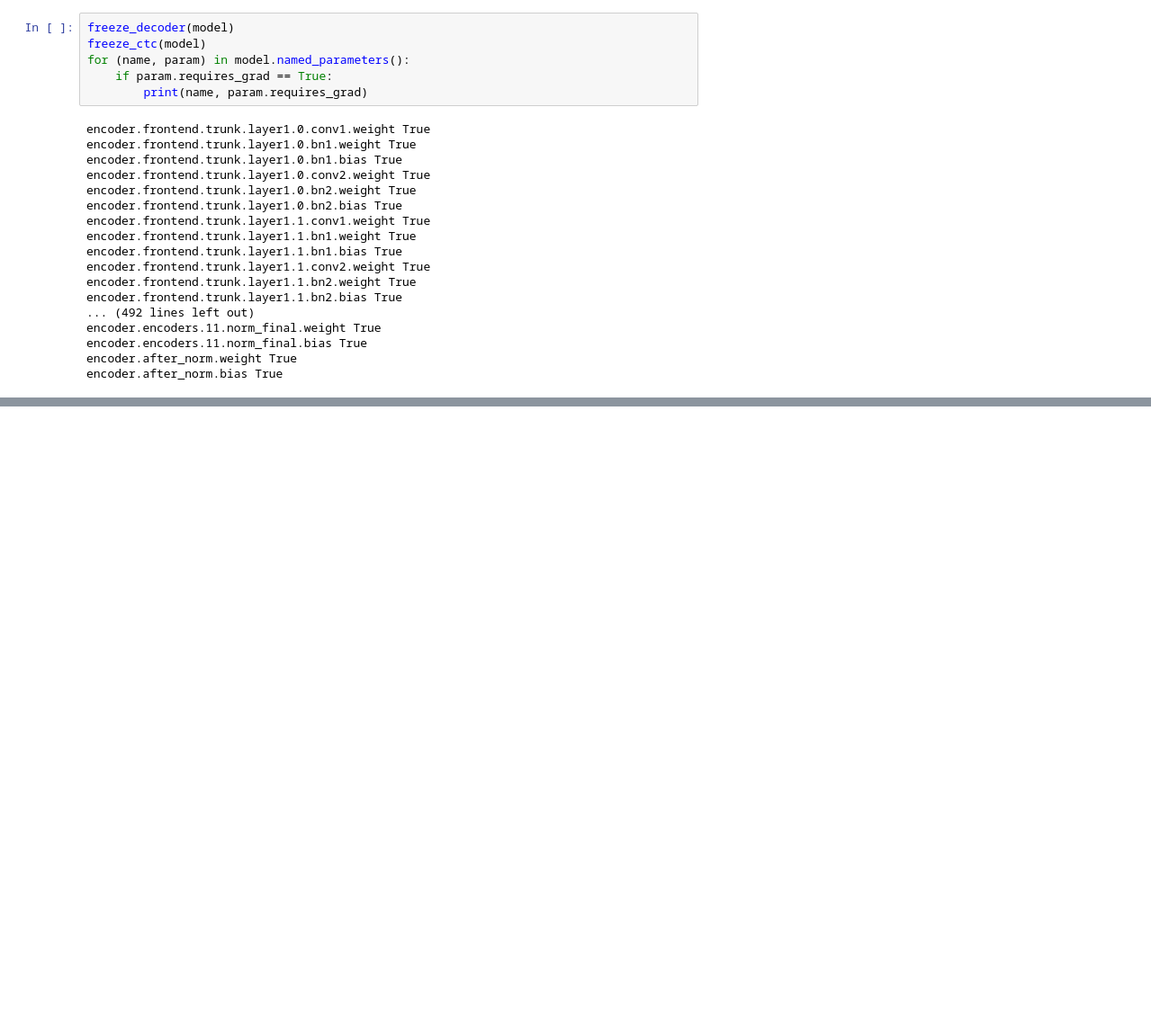
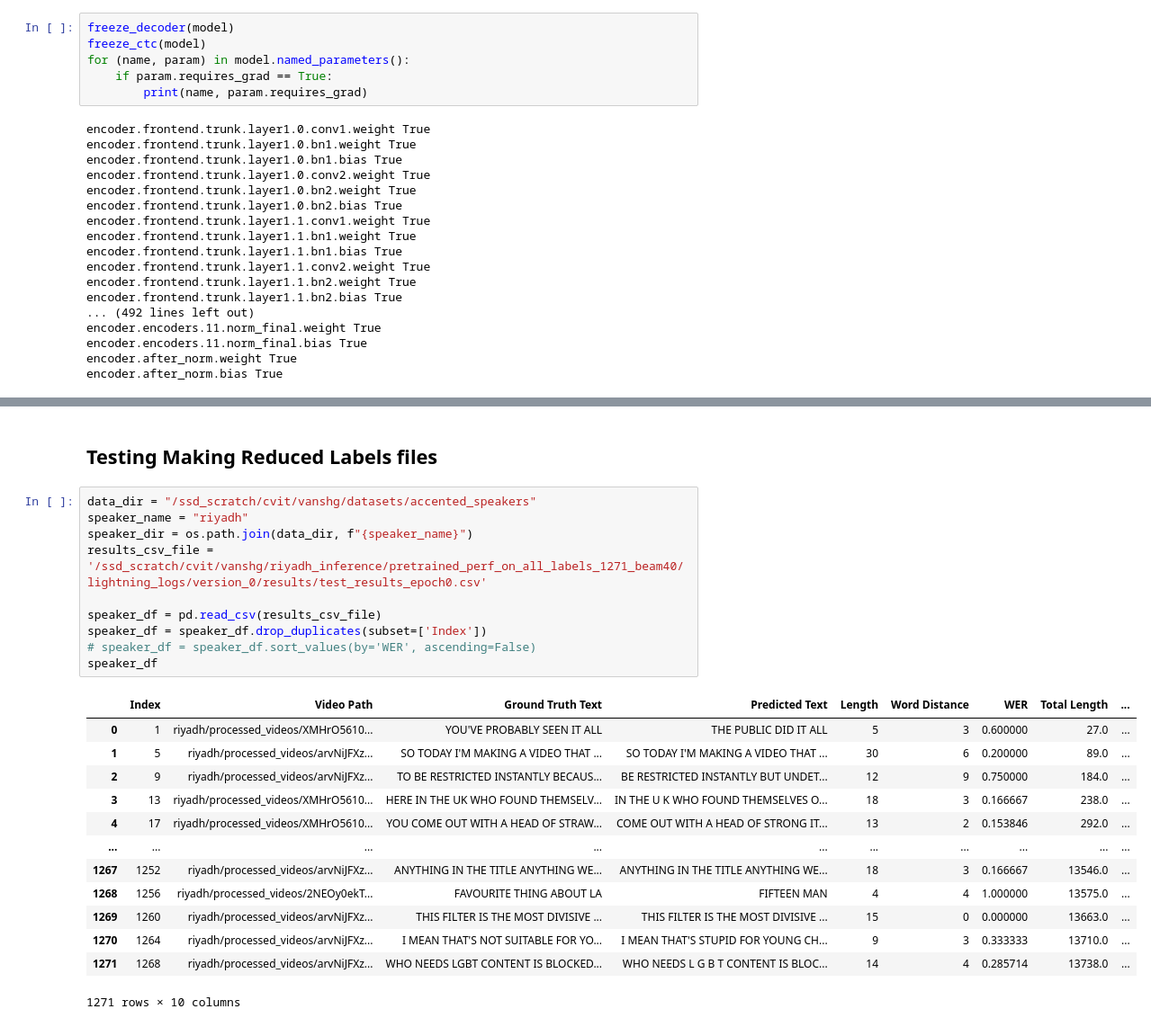
Before and after one commit to vanshg1729/auto_avsr, a Jupyter notebook: test.ipynb, the cells around one changed output, grey strips where cells are left out. Shown at 90% size. Cells and saved outputs as stored; diff of their text form; blank space fills up the shorter version.

```diff
--- a/test.ipynb
+++ b/test.ipynb
@@ -616,0 +967,26 @@ encoder.after_norm.bias True
+# %% [markdown]
+## Testing Making Reduced Labels files
+# %%
+data_dir = "/ssd_scratch/cvit/vanshg/datasets/accented_speakers"
+speaker_name = "riyadh"
+speaker_dir = os.path.join(data_dir, f"{speaker_name}")
+results_csv_file = '/ssd_scratch/cvit/vanshg/riyadh_inference/pretrained_perf_on_all_labels_1271_beam40/lightning_logs/version_0/results/test_results_epoch0.csv'
+
+speaker_df = pd.read_csv(results_csv_file)
+speaker_df = speaker_df.drop_duplicates(subset=['Index'])
+# speaker_df = speaker_df.sort_values(by='WER', ascending=False)
+speaker_df
+# %% [output]
+|  | Index | Video Path | Ground Truth Text | Predicted Text | Length | Word Distance | WER | Total Length | ... |
+| 0 | 1 | riyadh/processed_videos/XMHrO5610... | YOU'VE PROBABLY SEEN IT ALL | THE PUBLIC DID IT ALL | 5 | 3 | 0.600000 | 27.0 | ... |
+| 1 | 5 | riyadh/processed_videos/arvNiJFXz... | SO TODAY I'M MAKING A VIDEO THAT ... | SO TODAY I'M MAKING A VIDEO THAT ... | 30 | 6 | 0.200000 | 89.0 | ... |
+| 2 | 9 | riyadh/processed_videos/arvNiJFXz... | TO BE RESTRICTED INSTANTLY BECAUS... | BE RESTRICTED INSTANTLY BUT UNDET... | 12 | 9 | 0.750000 | 184.0 | ... |
+| 3 | 13 | riyadh/processed_videos/XMHrO5610... | HERE IN THE UK WHO FOUND THEMSELV... | IN THE U K WHO FOUND THEMSELVES O... | 18 | 3 | 0.166667 | 238.0 | ... |
+| 4 | 17 | riyadh/processed_videos/XMHrO5610... | YOU COME OUT WITH A HEAD OF STRAW... | COME OUT WITH A HEAD OF STRONG IT... | 13 | 2 | 0.153846 | 292.0 | ... |
+| ... | ... | ... | ... | ... | ... | ... | ... | ... | ... |
+| 1267 | 1252 | riyadh/processed_videos/arvNiJFXz... | ANYTHING IN THE TITLE ANYTHING WE... | ANYTHING IN THE TITLE ANYTHING WE... | 18 | 3 | 0.166667 | 13546.0 | ... |
+| 1268 | 1256 | riyadh/processed_videos/2NEOy0ekT... | FAVOURITE THING ABOUT LA | FIFTEEN MAN | 4 | 4 | 1.000000 | 13575.0 | ... |
+| 1269 | 1260 | riyadh/processed_videos/arvNiJFXz... | THIS FILTER IS THE MOST DIVISIVE ... | THIS FILTER IS THE MOST DIVISIVE ... | 15 | 0 | 0.000000 | 13663.0 | ... |
+| 1270 | 1264 | riyadh/processed_videos/arvNiJFXz... | I MEAN THAT'S NOT SUITABLE FOR YO... | I MEAN THAT'S STUPID FOR YOUNG CH... | 9 | 3 | 0.333333 | 13710.0 | ... |
+| 1271 | 1268 | riyadh/processed_videos/arvNiJFXz... | WHO NEEDS LGBT CONTENT IS BLOCKED... | WHO NEEDS L G B T CONTENT IS BLOC... | 14 | 4 | 0.285714 | 13738.0 | ... |
+1271 rows × 10 columns
```
Also changed, not shown: parts of 30 cells of this notebook, 24 other files.
